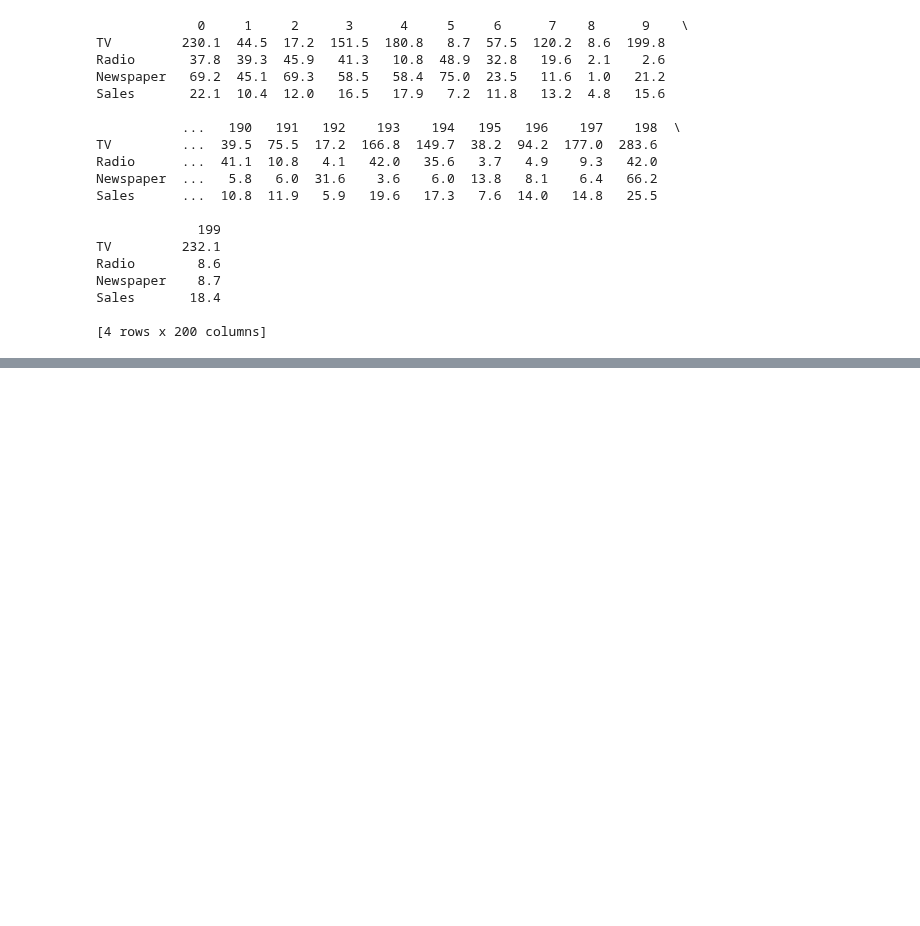
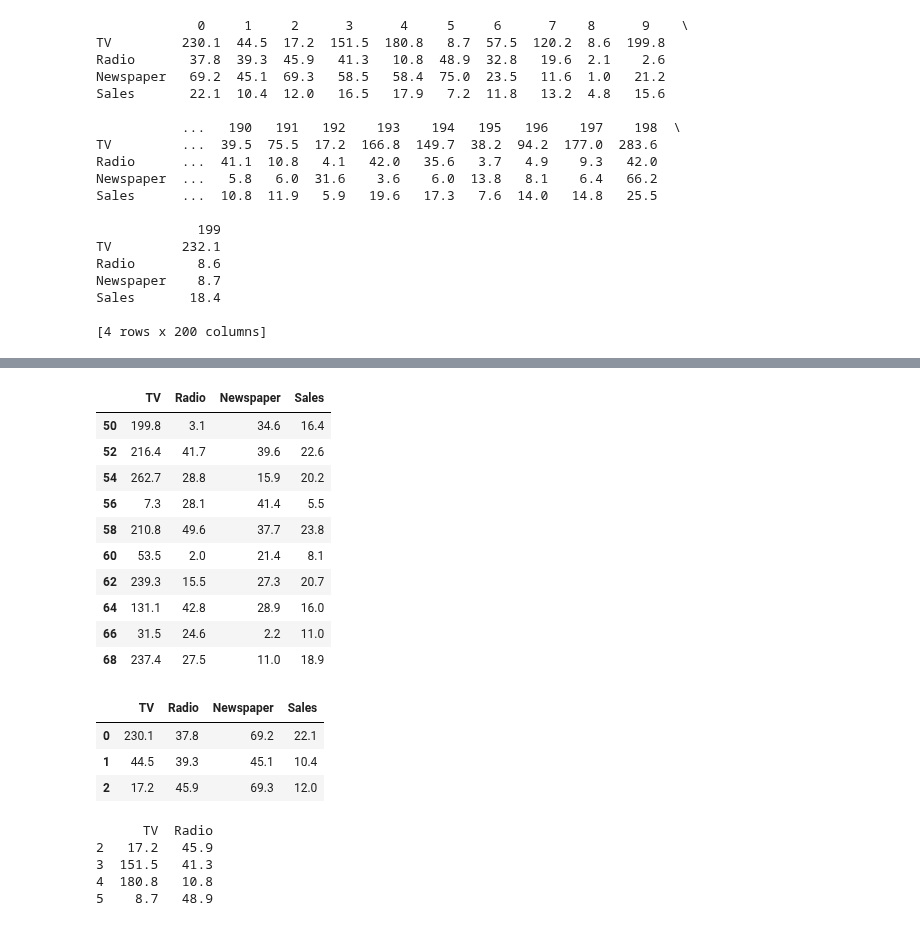
Before and after one commit to Jenniferduong20012004/JennyLearningAI, a Jupyter notebook: DataTabular.ipynb, the cells around one changed output, grey strips where cells are left out. Drawn from its saved outputs; the diff is of its cells as text; code cells hidden in the pictures; blank space fills up the shorter version.

```diff
--- a/DataTabular.ipynb
+++ b/DataTabular.ipynb
@@ -105,0 +137,31 @@ Sales       18.4
+# %%
+data[50:70:2] #hàng ngang
+# %% [output]
+|  | TV | Radio | Newspaper | Sales |
+| 50 | 199.8 | 3.1 | 34.6 | 16.4 |
+| 52 | 216.4 | 41.7 | 39.6 | 22.6 |
+| 54 | 262.7 | 28.8 | 15.9 | 20.2 |
+| 56 | 7.3 | 28.1 | 41.4 | 5.5 |
+| 58 | 210.8 | 49.6 | 37.7 | 23.8 |
+| 60 | 53.5 | 2.0 | 21.4 | 8.1 |
+| 62 | 239.3 | 15.5 | 27.3 | 20.7 |
+| 64 | 131.1 | 42.8 | 28.9 | 16.0 |
+| 66 | 31.5 | 24.6 | 2.2 | 11.0 |
+| 68 | 237.4 | 27.5 | 11.0 | 18.9 |
+# %%
+#loc function
+data.loc[0:2]
+# %% [output]
+|  | TV | Radio | Newspaper | Sales |
+| 0 | 230.1 | 37.8 | 69.2 | 22.1 |
+| 1 | 44.5 | 39.3 | 45.1 | 10.4 |
+| 2 | 17.2 | 45.9 | 69.3 | 12.0 |
+# %%
+new =data.loc[2:5, "TV":"Radio"]
+print (new)
+# %% [output]
+      TV  Radio
+2   17.2   45.9
+3  151.5   41.3
+4  180.8   10.8
+5    8.7   48.9
```
Also changed, not shown: parts of 5 cells of this notebook.
